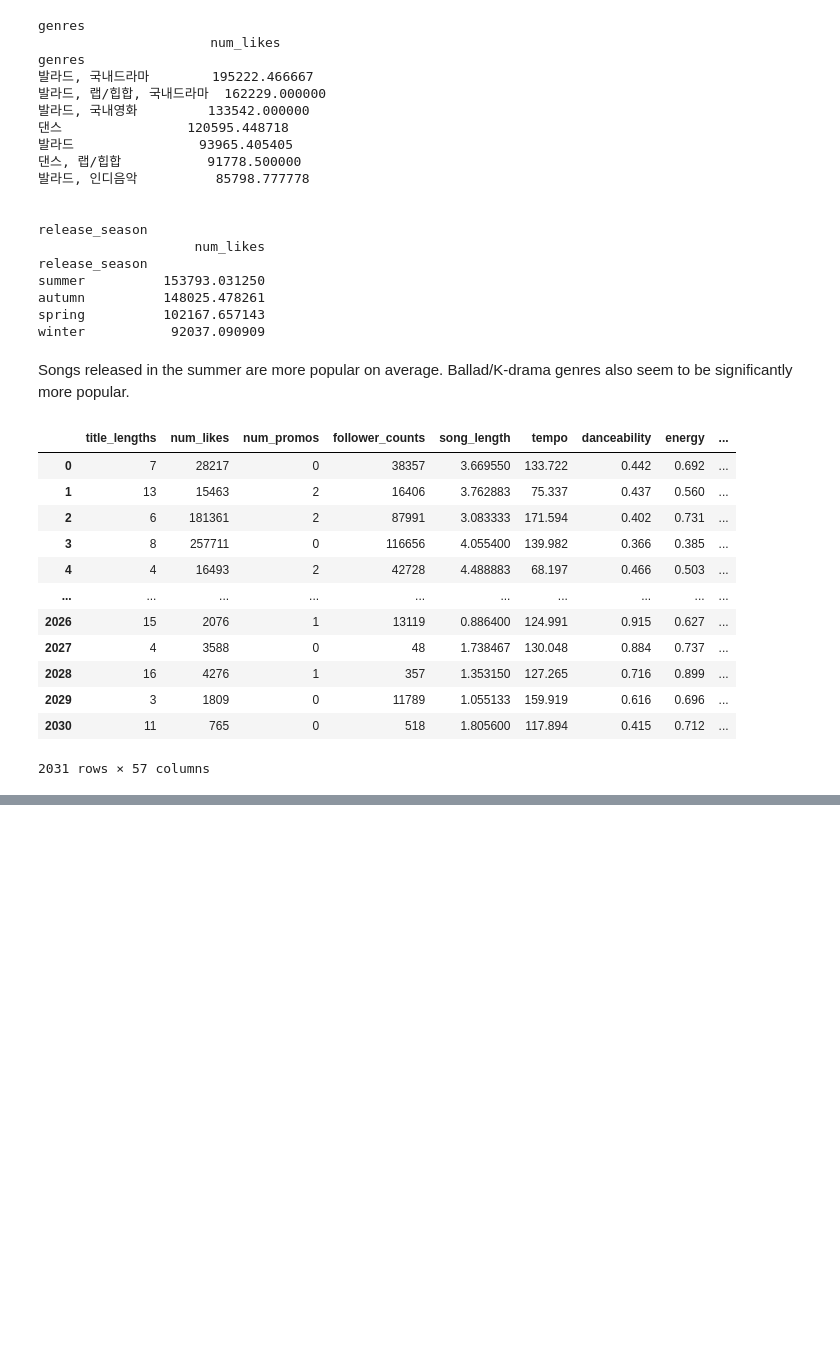
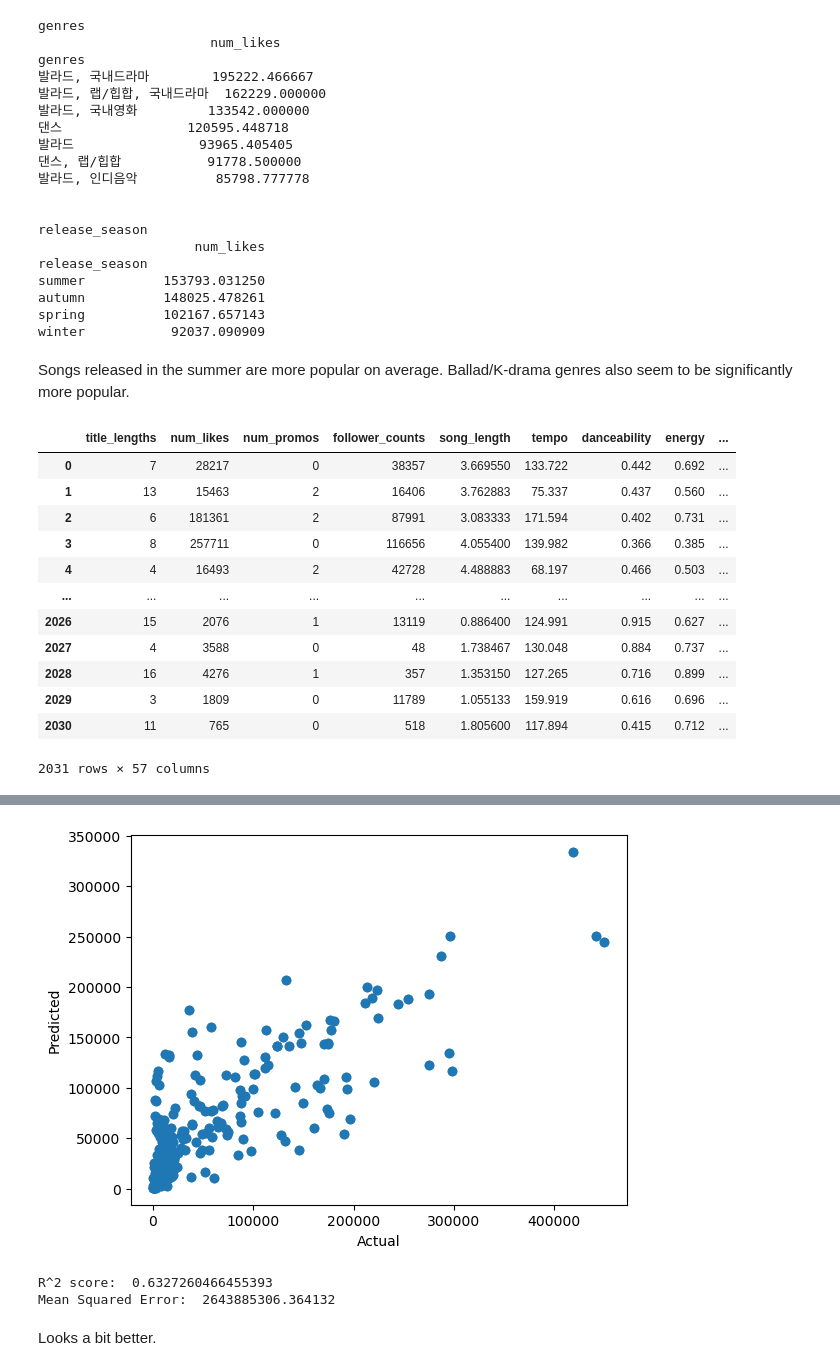
Before and after one commit to andrewango/kr_music_popularity, a Jupyter notebook: kr_music_popularity.ipynb, the cells around one changed output, grey strips where cells are left out. Drawn from its saved outputs; the diff is of its cells as text; code cells hidden in the pictures; blank space fills up the shorter version.

```diff
--- a/kr_music_popularity.ipynb
+++ b/kr_music_popularity.ipynb
@@ -569,0 +591,3 @@ Mean Squared Error:  3007205363.850252
+# %%
+y_pred = regressor.predict(X_val)
+print(y_pred)
@@ -569,0 +612,15 @@ Mean Squared Error:  3007205363.850252
+# %%
+plt.scatter(y_val, y_pred)
+plt.xlabel("Actual")
+plt.ylabel("Predicted")
+plt.show()
+# %% [output]
+[figure, added]
+# %%
+print('R^2 score: ', r2_score(y_val, y_pred))
+print('Mean Squared Error: ', mean_squared_error(y_val, y_pred))
+# %% [output]
+R^2 score:  0.6327260466455393
+Mean Squared Error:  2643885306.364132
+# %% [markdown]
+Looks a bit better.
```
Also changed, not shown: parts of 16 cells of this notebook.
